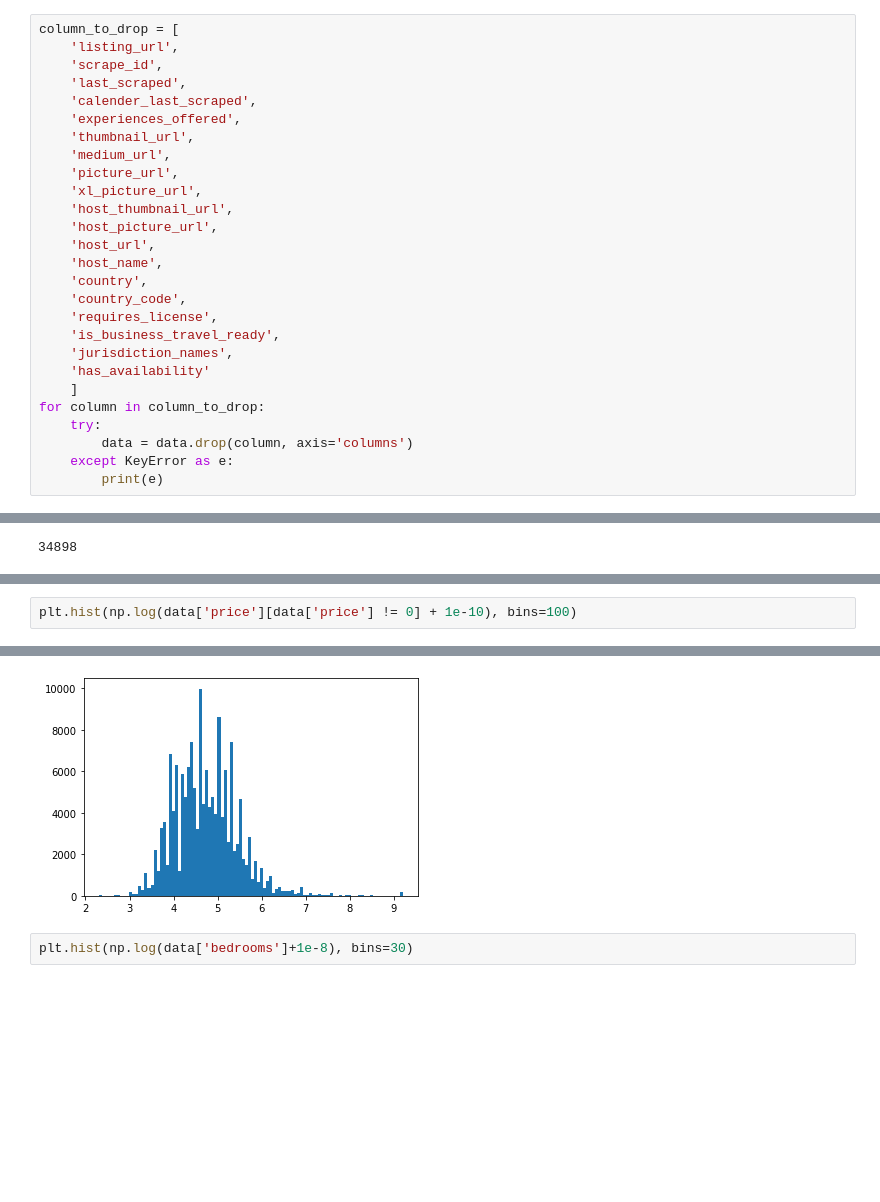
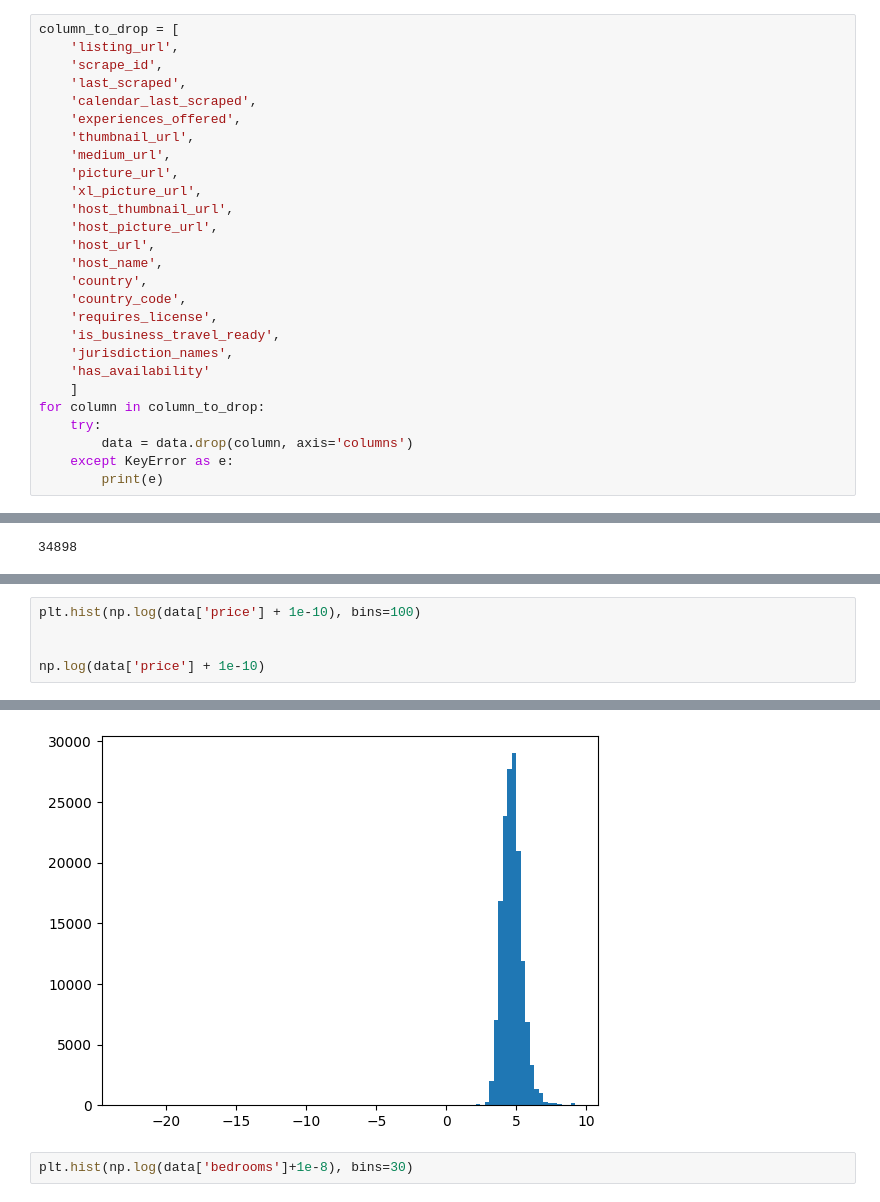
Before and after one commit to whitw/CAUBigdata, a Jupyter notebook: run.ipynb, the cells around one changed output, grey strips where cells are left out. Cells and saved outputs as stored; diff of their text form; blank space fills up the shorter version.

```diff
--- a/run.ipynb
+++ b/run.ipynb
@@ -148,7 +159,7 @@ column_to_drop = [
     'listing_url',
     'scrape_id',
     'last_scraped',
-    'calender_last_scraped',
+    'calendar_last_scraped',
     'experiences_offered',
     'thumbnail_url',
     'medium_url',
@@ -832,3 +894,6 @@ plt.hist(data['reviews_per_month'].dropna() ** 0.15, bins=100)
 # %%
-plt.hist(np.log(data['price'][data['price'] != 0] + 1e-10), bins=100)
+plt.hist(np.log(data['price'] + 1e-10), bins=100)
+
+
+np.log(data['price'] + 1e-10)
 # %% [output]
@@ -852,4 +912,4 @@ plt.hist(np.log(data['price'][data['price'] != 0] + 1e-10), bins=100)
-[figure, old version]
+[figure, new version]
 # %%
 plt.hist(np.log(data['bedrooms']+1e-8), bins=30)
 # %% [output]
```
Also changed, not shown: parts of 49 cells of this notebook, 2 other files.
